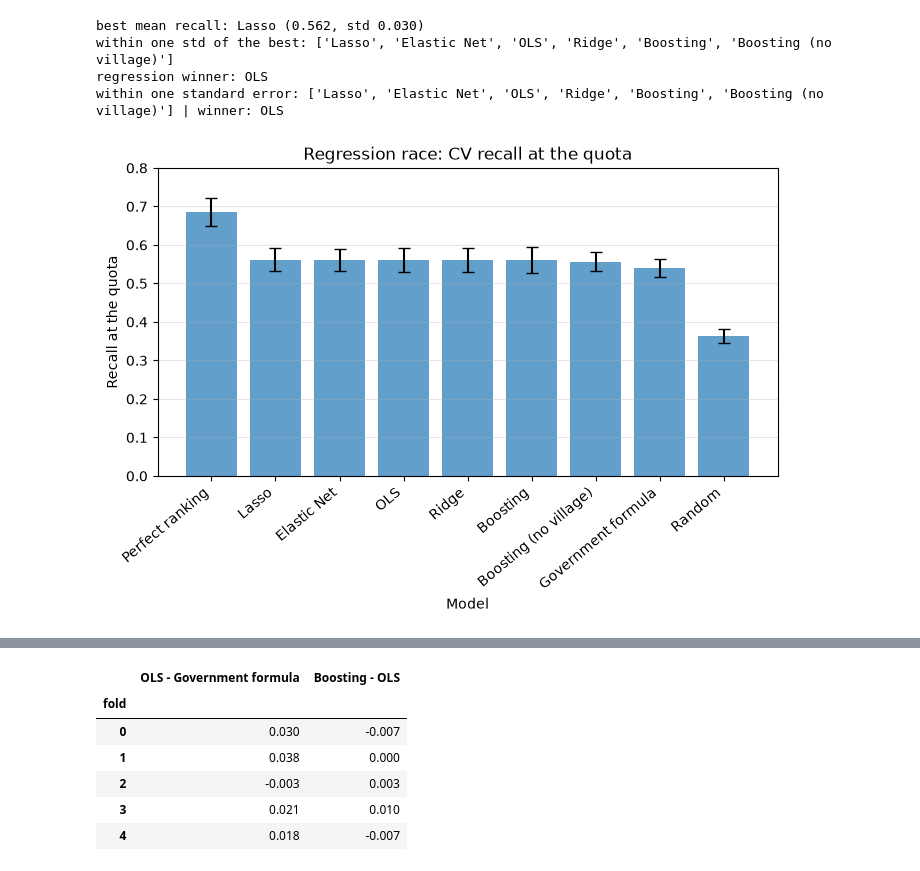
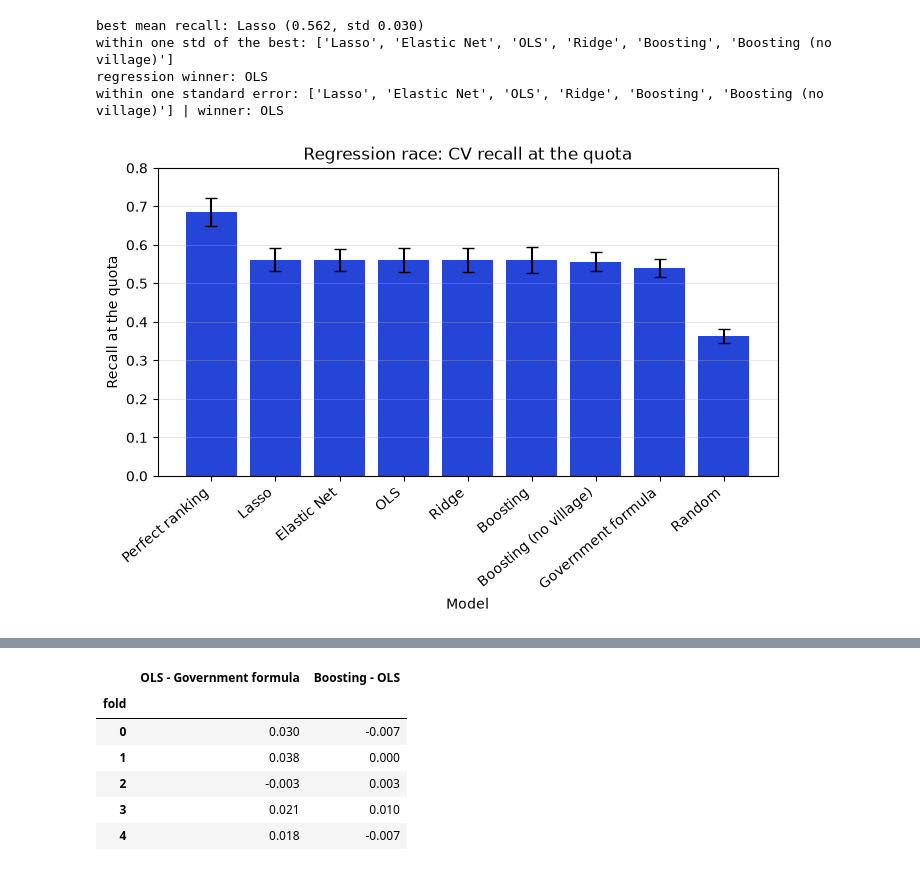
Before and after one commit to StellaI-G/Project_Group0, a Jupyter notebook: notebooks/04a_regression_setA.ipynb, the cells around one changed output, grey strips where cells are left out. Cells and saved outputs as stored; diff of their text form; code cells hidden in the pictures.

```diff
--- a/notebooks/04a_regression_setA.ipynb
+++ b/notebooks/04a_regression_setA.ipynb
@@ -803,22 +804,22 @@ within one standard error: ['Lasso', 'Elastic Net', 'OLS', 'Ridge', 'Boosting',
 # %%
 # Plot
 fig, ax = plt.subplots(figsize=(8, 4))
 
 ax.bar(final.index, final["recall mean"], yerr=final["recall std"],
-       capsize=4, alpha=0.7)
+       capsize=4, color="#2544d8")   # bar color
 
 # Aesthetics
 ax.set_ylim(0, 0.8)
 ax.set_xlabel("Model")
 ax.set_ylabel("Recall at the quota")
 ax.set_title("Regression race: CV recall at the quota")
 ax.grid(axis="y", alpha=0.3)
 ax.set_xticks(range(len(final)))   # one tick per bar
 ax.set_xticklabels(final.index, rotation=40, ha="right")
 fig.savefig("../outputs/figures/04a_regression_setA_figure4.png", dpi=200, bbox_inches="tight")   # saved for the report
 plt.show()
 # %% [output]
-[figure, old version]
+[figure, new version]
 # %%
 # Plot 2: recall in every fold (one line per fold)
 plot_models = [m for m in final.index if m not in ["Random", "Perfect ranking"]]
```
Also changed, not shown: parts of 2 cells of this notebook, 3 other files.
